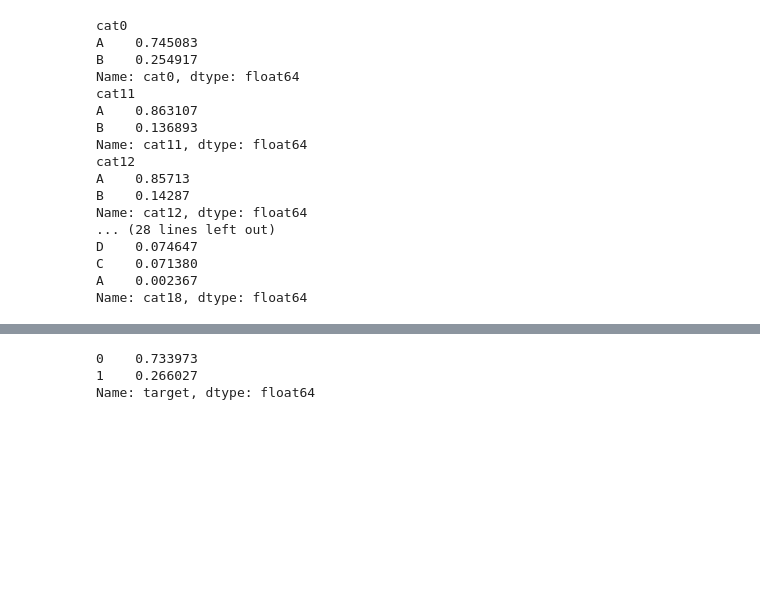
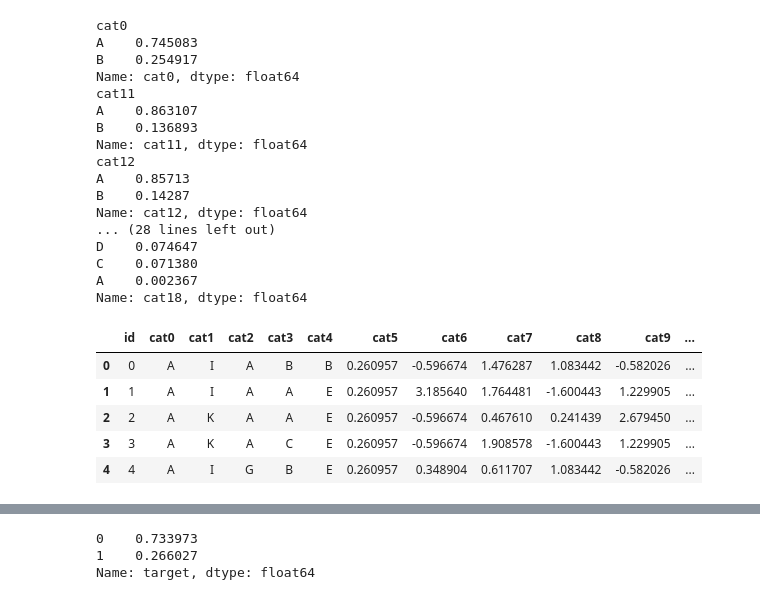
Before and after one commit to DaoodS/Machine_Learning_Projects, a Jupyter notebook: Project_11/Implementation/model.ipynb, the cells around one changed output, grey strips where cells are left out. Cells and saved outputs as stored; diff of their text form; code cells hidden in the pictures; blank space fills up the shorter version.

```diff
--- a/Project_11/Implementation/data_processing.ipynb
+++ b/Project_11/Implementation/model.ipynb
@@ -238,9 +232,5 @@ C    0.071380
 A    0.002367
 Name: cat18, dtype: float64
 # %%
-label_encoding_var = ['cat0','cat1','cat2','cat3','cat4','cat11','cat12','cat13','cat14','cat15','cat16','cat17','cat18']
-freq_encoding_var = ['cat5', 'cat6', 'cat8', 'cat7', 'cat9','cat10']
+cat_col_nc = ['cat0','cat1','cat2','cat3','cat4','cat11','cat12','cat13','cat14','cat15','cat16','cat17','cat18']
+cat_col_hc = ['cat5','cat6','cat8','cat7','cat9','cat10']
-# %%
-le = LabelEncoder()
-for i in label_encoding_var:
-    train[i] = le.fit_transform(train[i].values)
@@ -250,0 +241,17 @@ for i in freq_encoding_var:
+# %%
+def high_cardinal_transformer(cols, df):
+    for i in cols:
+        le = LabelEncoder()
+        df[i] = le.fit_transform(df[i])
+        sc = StandardScaler()
+        df[[i]] = sc.fit_transform(df[[i]])
+# %%
+high_cardinal_transformer(cat_col_hc, train)
+train.head()
+# %% [output]
+|  | id | cat0 | cat1 | cat2 | cat3 | cat4 | cat5 | cat6 | cat7 | cat8 | cat9 | ... |
+| 0 | 0 | A | I | A | B | B | 0.260957 | -0.596674 | 1.476287 | 1.083442 | -0.582026 | ... |
+| 1 | 1 | A | I | A | A | E | 0.260957 | 3.185640 | 1.764481 | -1.600443 | 1.229905 | ... |
+| 2 | 2 | A | K | A | A | E | 0.260957 | -0.596674 | 0.467610 | 0.241439 | 2.679450 | ... |
+| 3 | 3 | A | K | A | C | E | 0.260957 | -0.596674 | 1.908578 | -1.600443 | 1.229905 | ... |
+| 4 | 4 | A | I | G | B | E | 0.260957 | 0.348904 | 0.611707 | 1.083442 | -0.582026 | ... |
```
Also changed, not shown: parts of 49 cells of this notebook, 1 other file.
